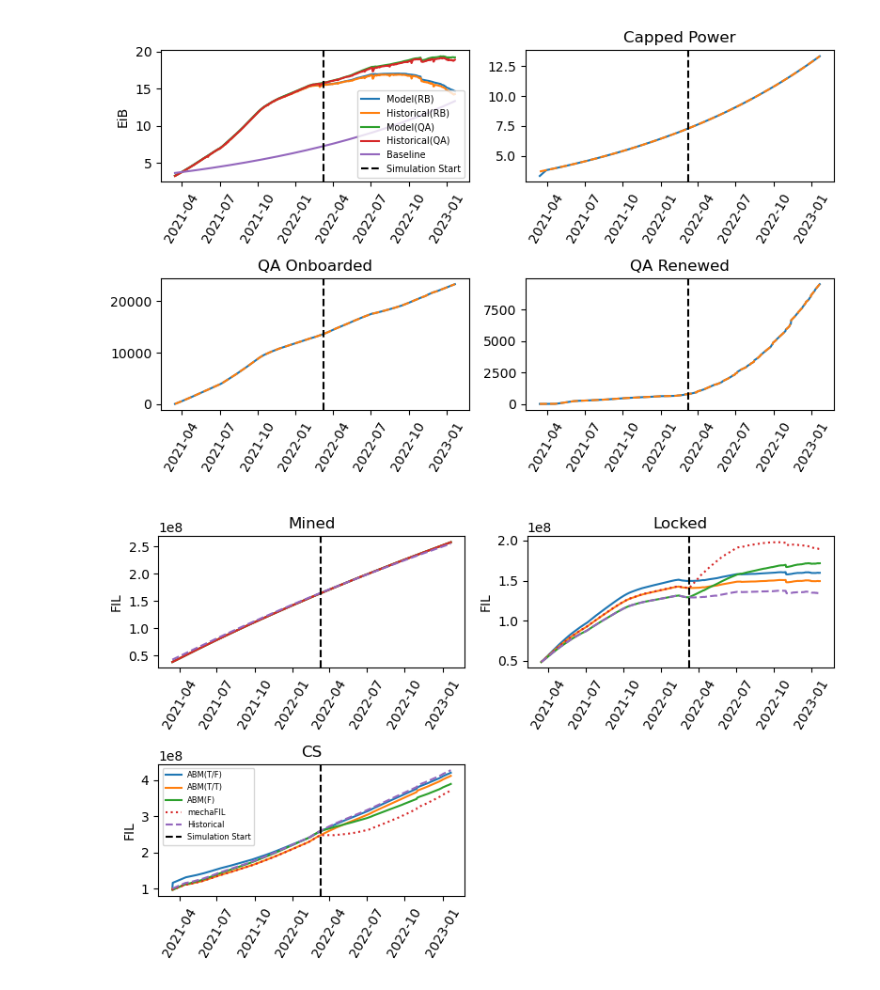
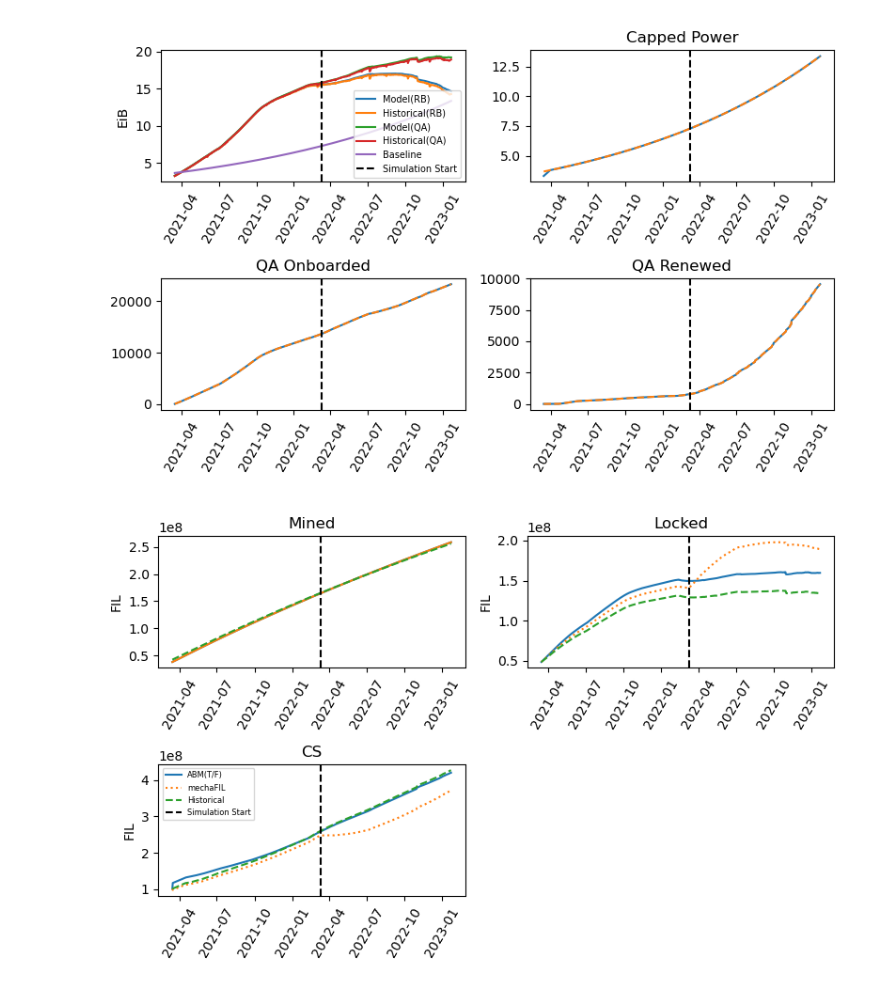
Before and after one commit to protocol/filecoin-agent-twin, a Jupyter notebook: notebooks/backtest.ipynb, the cells around one changed output. Saved outputs shown, nothing was run; the diff lists cells and outputs as text; code cells hidden in the pictures.

```diff
--- a/notebooks/backtest.ipynb
+++ b/notebooks/backtest.ipynb
@@ -101,20 +101,20 @@ backtest_seed_power_df = backtest_seed_df[
 # add future onboard/renew/terminate/expire into the backtest agents
 agent_power_distributions = distribute_agent_power_geometric_series(num_agents)
 for ii in range(num_agents):
-    agent_power_pct = a*(r**ii)
+    agent_power_pct = agent_power_distributions[ii]
     seed_df = backtest_seed_power_df.drop('date', axis=1) * agent_power_pct
     seed_df['date'] = backtest_seed_power_df['date']
 
     filecoin_model1.agents[ii]['agent'].seed_backtest(seed_df)
-    filecoin_model2.agents[ii]['agent'].seed_backtest(seed_df)
-    filecoin_model3.agents[ii]['agent'].seed_backtest(seed_df)
+#     filecoin_model2.agents[ii]['agent'].seed_backtest(seed_df)
+#     filecoin_model3.agents[ii]['agent'].seed_backtest(seed_df)
 # %%
 # run the simulation and finish populating the filecoin_df in the filecoin_model
 sim_len = (end_date - simulation_start_date).days
 for ii in range(sim_len):
     filecoin_model1.step()
-    filecoin_model2.step()
-    filecoin_model3.step()
+#     filecoin_model2.step()
+#     filecoin_model3.step()
 # %%
 # compare the two
 model_df = filecoin_model1.filecoin_df
@@ -156,47 +156,47 @@ plt.tight_layout()
 
 plt.show()
 # %% [output]
-[figure, old version]
+[figure, new version]
 # %%
 plt.figure(figsize=(8,5))
 
 plt.subplot(2,2,1)
 plt.plot(filecoin_model1.filecoin_df['date'], filecoin_model1.filecoin_df['cum_network_reward'], label='ABM(T/F)')
-plt.plot(filecoin_model2.filecoin_df['date'], filecoin_model2.filecoin_df['cum_network_reward'], label='ABM(T/T)')
-plt.plot(filecoin_model3.filecoin_df['date'], filecoin_model3.filecoin_df['cum_network_reward'], label='ABM(F)')
+# plt.plot(filecoin_model2.filecoin_df['date'], filecoin_model2.filecoin_df['cum_network_reward'], label='ABM(T/T)')
+# plt.plot(filecoin_model3.filecoin_df['date'], filecoin_model3.filecoin_df['cum_network_reward'], label='ABM(F)')
 plt.plot(mechafil_df['date'], mechafil_df['cum_network_reward'], label='mechaFIL')
 plt.plot(merged_df['date'], merged_df['mined_fil'], label='Historical', linestyle='--')
 # plt.plot(merged_df['date'], merged_df['mined_fil']-model_df['cum_network_reward'], label='Historical', linestyle='--')
 plt.axvline(x=simulation_start_date, color='k', linestyle='--', label='Simulation Start')
 plt.xticks(rotation=60)
 plt.ylabel('FIL')
 plt.title('Mined')
 
 plt.subplot(2,2,2)
 plt.plot(filecoin_model1.filecoin_df['date'], filecoin_model1.filecoin_df['network_locked'], label='ABM(T/F)')
-plt.plot(filecoin_model2.filecoin_df['date'], filecoin_model2.filecoin_df['network_locked'], label='ABM(T/T)')
-plt.plot(filecoin_model3.filecoin_df['date'], filecoin_model3.filecoin_df['network_locked'], label='ABM(F)')
+# plt.plot(filecoin_model2.filecoin_df['date'], filecoin_model2.filecoin_df['network_locked'], label='ABM(T/T)')
+# plt.plot(filecoin_model3.filecoin_df['date'], filecoin_model3.filecoin_df['network_locked'], label='ABM(F)')
 plt.plot(mechafil_df['date'], mechafil_df['network_locked'], label='mechaFIL', linestyle=':')
 plt.plot(merged_df['date'], merged_df['locked_fil'], label='Historical', linestyle='--')
 plt.axvline(x=simulation_start_date, color='k', linestyle='--', label='Simulation Start')
 # plt.legend(fontsize=7)
 plt.xticks(rotation=60)
 plt.ylabel('FIL')
 plt.title('Locked')
 
 plt.subplot(2,2,3)
 plt.plot(filecoin_model1.filecoin_df['date'], filecoin_model1.filecoin_df['circ_supply'], label='ABM(T/F)')
-plt.plot(filecoin_model2.filecoin_df['date'], filecoin_model2.filecoin_df['circ_supply'], label='ABM(T/T)')
-plt.plot(filecoin_model3.filecoin_df['date'], filecoin_model3.filecoin_df['circ_supply'], label='ABM(F)')
+# plt.plot(filecoin_model2.filecoin_df['date'], filecoin_model2.filecoin_df['circ_supply'], label='ABM(T/T)')
+# plt.plot(filecoin_model3.filecoin_df['date'], filecoin_model3.filecoin_df['circ_supply'], label='ABM(F)')
 plt.plot(mechafil_df['date'], mechafil_df['circ_supply'], label='mechaFIL', linestyle=':')
 plt.plot(merged_df['date'], merged_df['circulating_fil'], label='Historical', linestyle='--')
 plt.axvline(x=simulation_start_date, color='k', linestyle='--', label='Simulation Start')
 plt.legend(fontsize=6)
 plt.xticks(rotation=60)
 plt.ylabel('FIL')
 plt.title('CS')
 
 
 plt.tight_layout()
 # %% [output]
-[figure, old version]
+[figure, new version]
```
Also changed, not shown: parts of 3 cells of this notebook, 4 other files.
